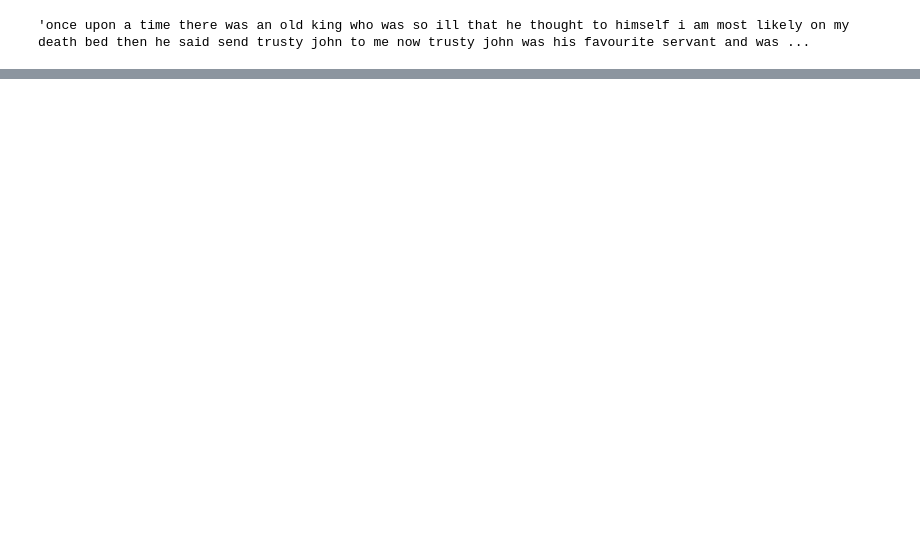
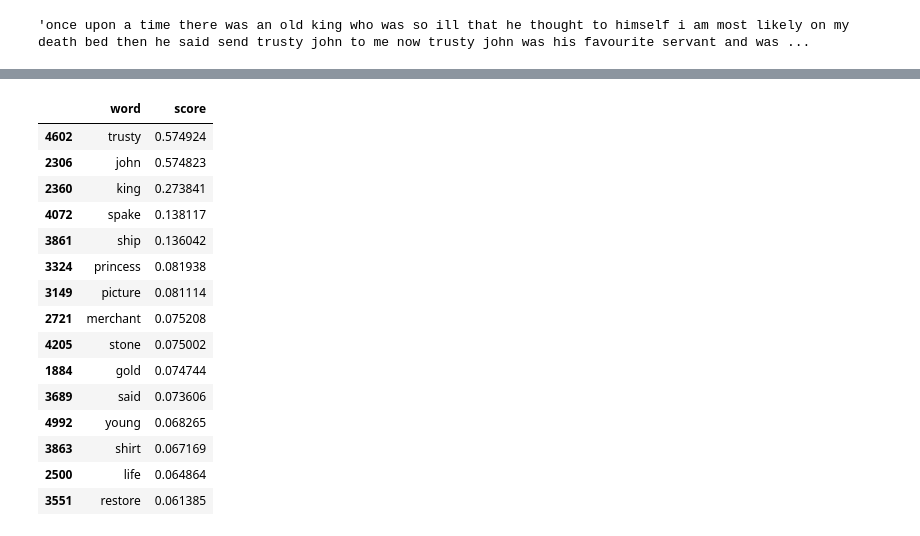
Before and after one commit to Ananya-Sankaran/python_bootcamp, a Jupyter notebook: text_analytics.ipynb, the cells around one changed output, grey strips where cells are left out. Drawn from its saved outputs; the diff is of its cells as text; code cells hidden in the pictures; blank space fills up the shorter version.

```diff
--- a/text_analytics.ipynb
+++ b/text_analytics.ipynb
@@ -976,0 +1035,30 @@ story_clean[:1000]
+# %%
+# calculate tf-idf
+john_scores = matrix[story_index].toarray()[0]
+
+john_tfidf = pd.DataFrame({
+    "word": feature_names,
+    "score": john_scores
+}).sort_values(
+    by="score",
+    ascending=False
+).head(15)
+
+john_tfidf
+# %% [output]
+|  | word | score |
+| 4602 | trusty | 0.574924 |
+| 2306 | john | 0.574823 |
+| 2360 | king | 0.273841 |
+| 4072 | spake | 0.138117 |
+| 3861 | ship | 0.136042 |
+| 3324 | princess | 0.081938 |
+| 3149 | picture | 0.081114 |
+| 2721 | merchant | 0.075208 |
+| 4205 | stone | 0.075002 |
+| 1884 | gold | 0.074744 |
+| 3689 | said | 0.073606 |
+| 4992 | young | 0.068265 |
+| 3863 | shirt | 0.067169 |
+| 2500 | life | 0.064864 |
+| 3551 | restore | 0.061385 |
```
Also changed, not shown: parts of 9 cells of this notebook.
